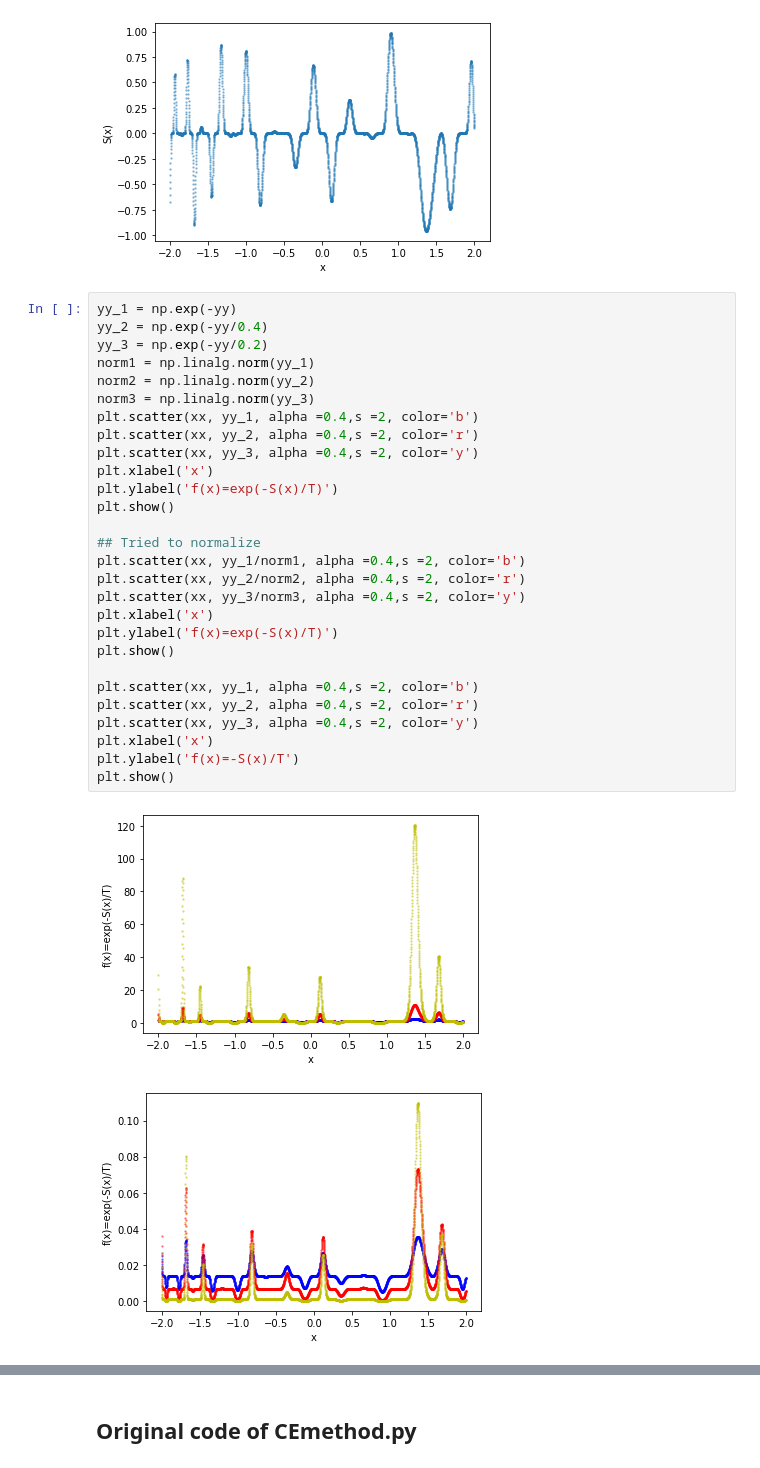
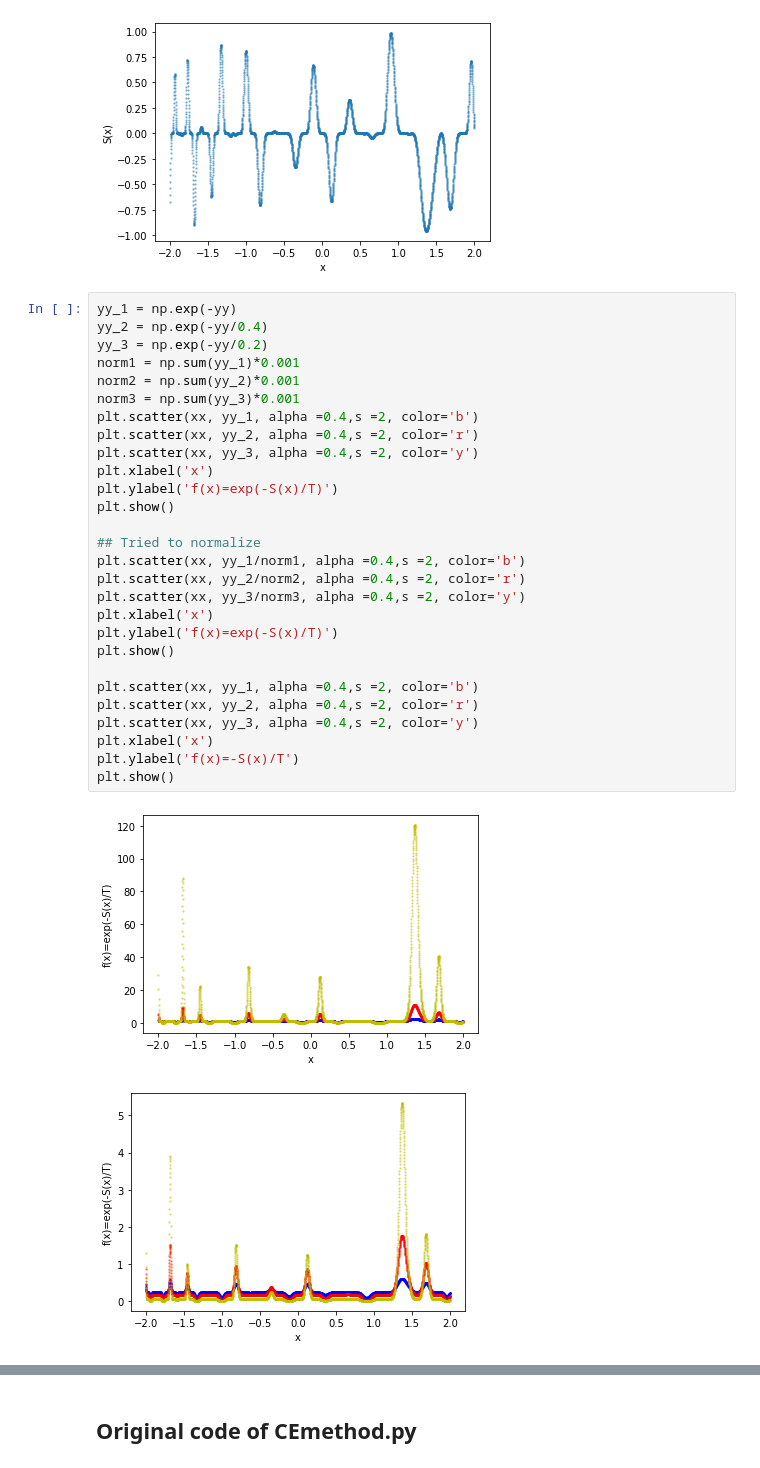
Before and after one commit to gnitnaw/Programs, a Jupyter notebook: Chapter3/simann.ipynb, the cells around one changed output, grey strips where cells are left out. Cells and saved outputs as stored; diff of their text form.

```diff
--- a/Chapter3/simann.ipynb
+++ b/Chapter3/simann.ipynb
@@ -65,34 +65,34 @@ plt.show()
 # %%
 yy_1 = np.exp(-yy)
 yy_2 = np.exp(-yy/0.4)
 yy_3 = np.exp(-yy/0.2)
-norm1 = np.linalg.norm(yy_1)
-norm2 = np.linalg.norm(yy_2)
-norm3 = np.linalg.norm(yy_3)
+norm1 = np.sum(yy_1)*0.001
+norm2 = np.sum(yy_2)*0.001
+norm3 = np.sum(yy_3)*0.001
 plt.scatter(xx, yy_1, alpha =0.4,s =2, color='b')
 plt.scatter(xx, yy_2, alpha =0.4,s =2, color='r')
 plt.scatter(xx, yy_3, alpha =0.4,s =2, color='y')
 plt.xlabel('x')
 plt.ylabel('f(x)=exp(-S(x)/T)')
 plt.show()
 
 ## Tried to normalize
 plt.scatter(xx, yy_1/norm1, alpha =0.4,s =2, color='b')
 plt.scatter(xx, yy_2/norm2, alpha =0.4,s =2, color='r')
 plt.scatter(xx, yy_3/norm3, alpha =0.4,s =2, color='y')
 plt.xlabel('x')
 plt.ylabel('f(x)=exp(-S(x)/T)')
 plt.show()
 
 plt.scatter(xx, yy_1, alpha =0.4,s =2, color='b')
 plt.scatter(xx, yy_2, alpha =0.4,s =2, color='r')
 plt.scatter(xx, yy_3, alpha =0.4,s =2, color='y')
 plt.xlabel('x')
 plt.ylabel('f(x)=-S(x)/T')
 plt.show()
 # %% [output]
 [figure]
-[figure, old version]
+[figure, new version]
 [figure]
 # %% [markdown]
 ## Original code of CEmethod.py
```
